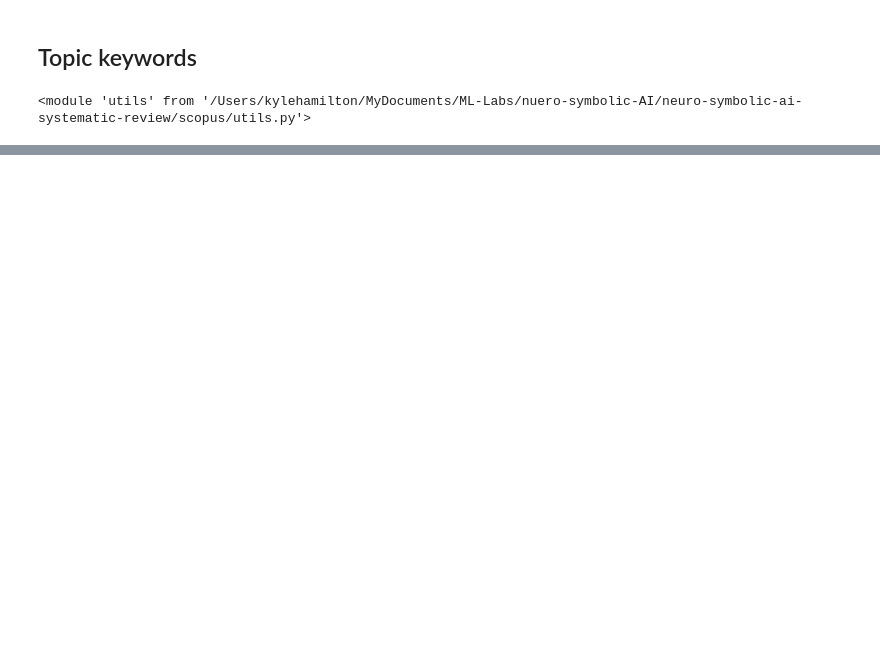
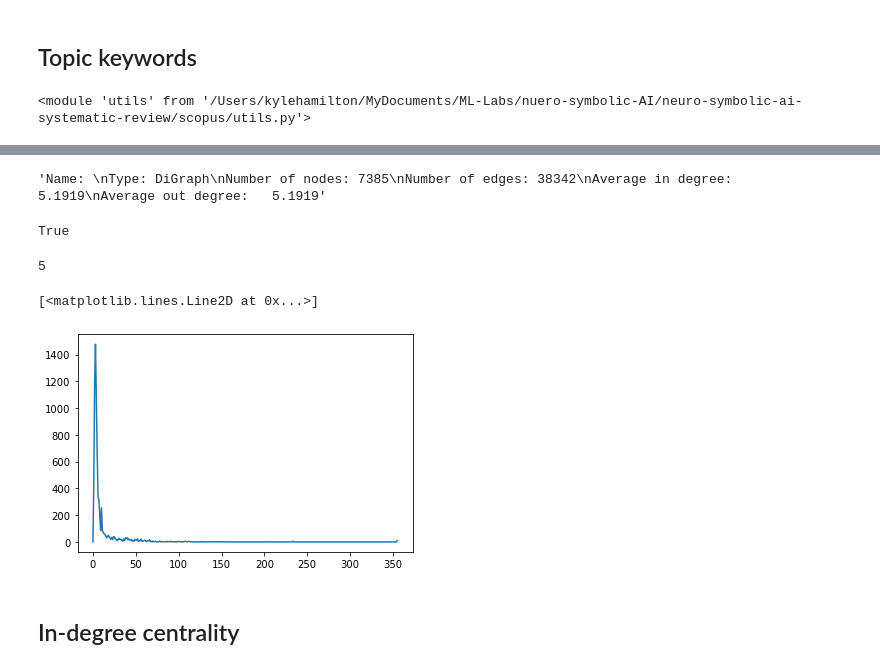
Before and after one commit to kyleiwaniec/neuro-symbolic-ai-systematic-review, a Jupyter notebook: scopus/EDA-233.ipynb, the cells around one changed output, grey strips where cells are left out. Drawn from its saved outputs; the diff is of its cells as text; code cells hidden in the pictures; blank space fills up the shorter version.

```diff
--- a/scopus/EDA-233.ipynb
+++ b/scopus/EDA-233.ipynb
@@ -124,0 +308,22 @@ KeyError: 12
+# %%
+G = nx.read_adjlist("authors.adjlist", delimiter=",", create_using=nx.DiGraph)
+# %%
+nx.info(G)
+# %% [output]
+'Name: \nType: DiGraph\nNumber of nodes: 7385\nNumber of edges: 38342\nAverage in degree:   5.1919\nAverage out degree:   5.1919'
+# %%
+# sanity check
+nx.is_directed(G)
+# %% [output]
+True
+# %%
+nx.number_connected_components(G.to_undirected())
+# %% [output]
+5
+# %%
+plt.plot(nx.degree_histogram(G))
+# %% [output]
+[<matplotlib.lines.Line2D at 0x...>]
+[figure, added]
+# %% [markdown]
+## In-degree centrality
```
Also changed, not shown: parts of 51 cells of this notebook, 5 other files.
